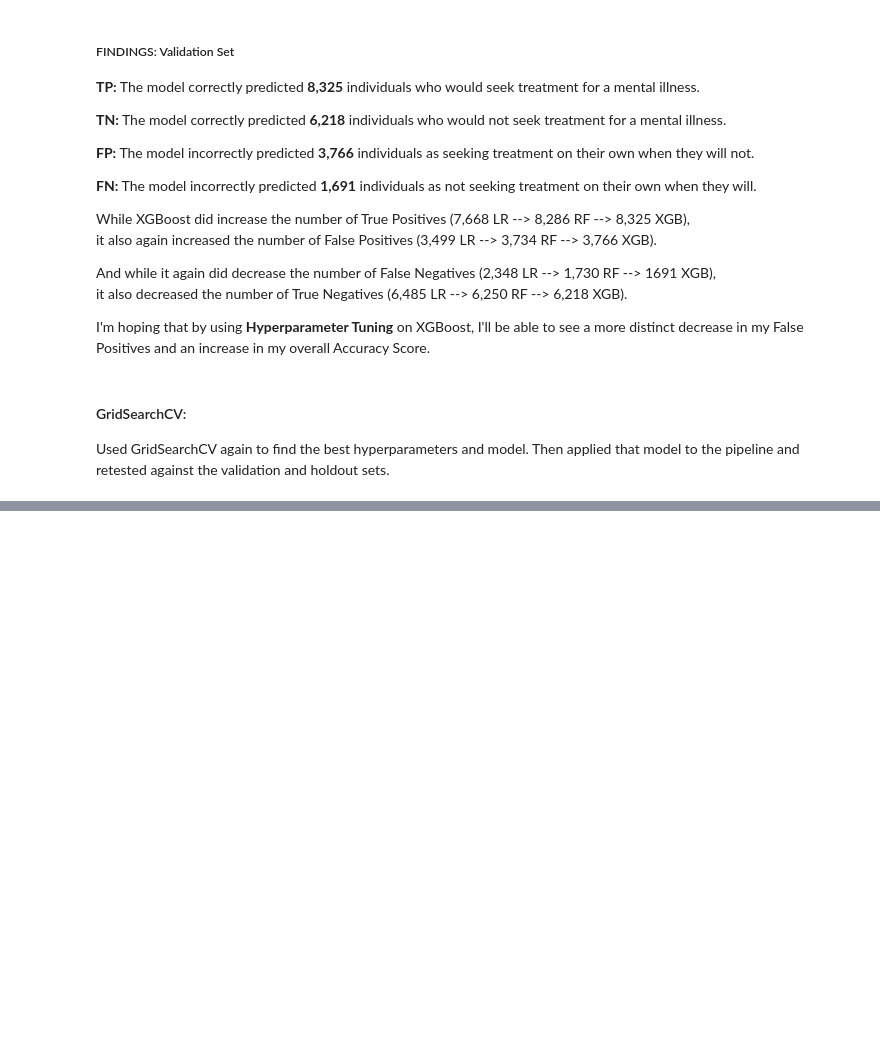
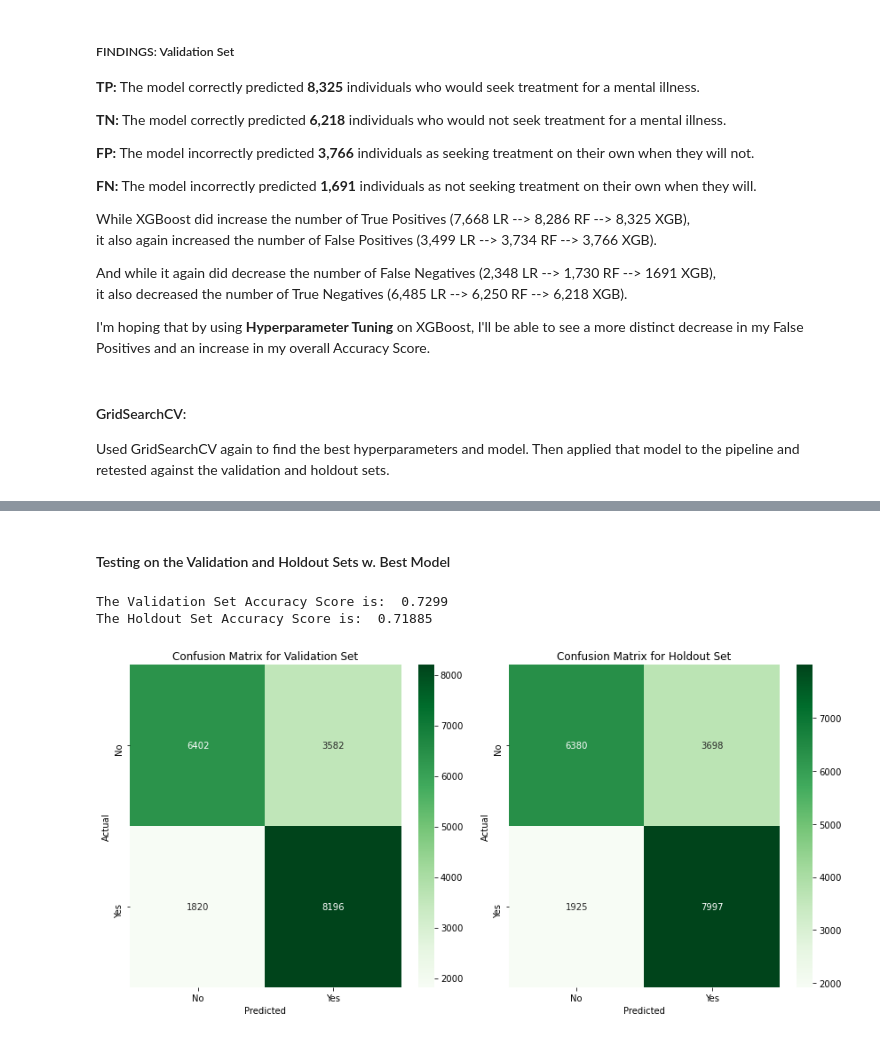
Before and after one commit to Lotus-baumgarner/Will-They-Seek-Treatment, a Jupyter notebook: Models-Conclusions.ipynb, the cells around one changed output, grey strips where cells are left out. Cells and saved outputs as stored; diff of their text form; code cells hidden in the pictures; blank space fills up the shorter version.

```diff
--- a/Models-Conclusions.ipynb
+++ b/Models-Conclusions.ipynb
@@ -681,0 +700,57 @@ print("\033[1mThe Best Precision Score is: \033[0m", best_XGBClass_score)
+# %% [markdown]
+#### Testing on the Validation and Holdout Sets w. Best Model
+# %%
+# Evaluate accuracy on the validation set
+val_accuracy = best_XGBClass_model.score(X_val, y_val)
+
+# Evaluate accuracy on the holdout set
+holdout_accuracy = best_XGBClass_model.score(X_holdout, y_holdout)
+
+print("\033[1mThe Validation Set Accuracy Score is:\033[0m ", val_accuracy)
+print("\033[1mThe Holdout Set Accuracy Score is:\033[0m ", holdout_accuracy)
+# %% [output]
+The Validation Set Accuracy Score is:  0.7299
+The Holdout Set Accuracy Score is:  0.71885
+# %%
+# Created the confusion matrix for visualization
+
+# Got predictions on validation set
+y_valcm2_pred = best_XGBClass_model.predict(X_val)
+
+# Got predictions on holdout set
+y_holdoutcm2_pred = best_XGBClass_model.predict(X_holdout)
+
+# Generated the confusion matrices
+conf_matrix2_val = confusion_matrix(y_val, y_valcm2_pred)
+conf_matrix2_holdout = confusion_matrix(y_holdout, y_holdoutcm2_pred)
+# %%
+plt.figure(figsize=(12, 6))
+
+# Plotted the confusion matrix for the validation set
+plt.subplot(1, 2, 1)  # 1 row, 2 columns, 1st subplot
+sns.heatmap(conf_matrix2_val, annot=True, fmt="d", cmap="Greens")
+
+plt.title('Confusion Matrix for Validation Set')
+plt.xlabel('Predicted')
+plt.ylabel('Actual')
+
+plt.xticks(ticks=[0.5, 1.5], labels=['No', 'Yes'])
+plt.yticks(ticks=[0.5, 1.5], labels=['No', 'Yes'])
+
+
+# Plotted the confusion matrix for the holdout set
+plt.subplot(1, 2, 2)  # 1 row, 2 columns, 2nd subplot
+sns.heatmap(conf_matrix2_holdout, annot=True, fmt="d", cmap="Greens")
+
+plt.title('Confusion Matrix for Holdout Set')
+plt.xlabel('Predicted')
+plt.ylabel('Actual')
+
+plt.xticks(ticks=[0.5, 1.5], labels=['No', 'Yes'])
+plt.yticks(ticks=[0.5, 1.5], labels=['No', 'Yes'])
+
+plt.tight_layout()
+
+plt.show()
+# %% [output]
+[figure, added]
```
Also changed, not shown: parts of 8 cells of this notebook.
